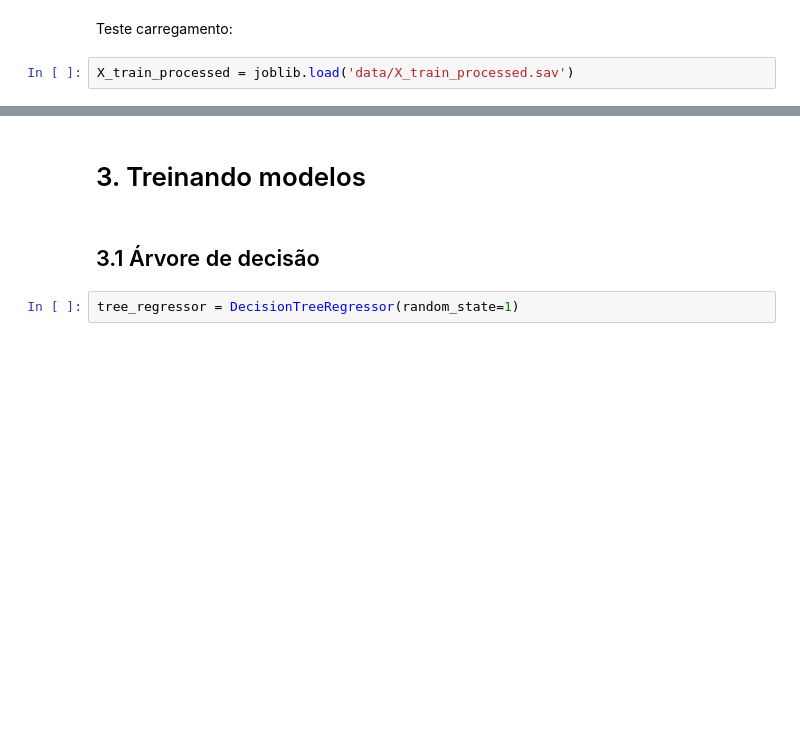
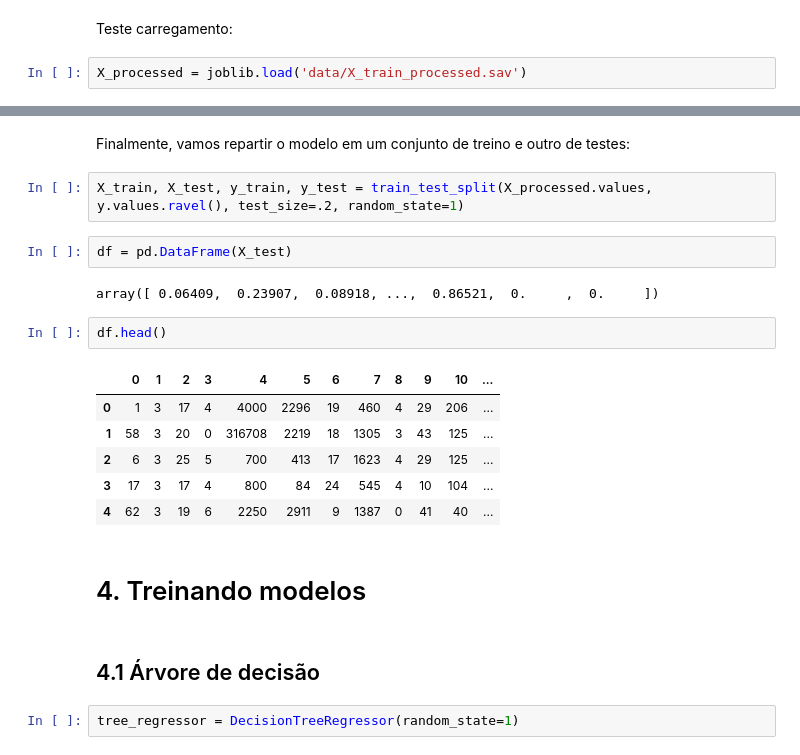
Before and after one commit to RafaelFK/avito_challenge, a Jupyter notebook: Avito Challenge Report.ipynb, the cells around one changed output, grey strips where cells are left out. Saved outputs shown, nothing was run; the diff lists cells and outputs as text; blank space fills up the shorter version.

```diff
--- a/Avito Challenge Report.ipynb
+++ b/Avito Challenge Report.ipynb
@@ -516,5 +569,5 @@ joblib.dump(X_train_processed, open(os.path.join(loc, filename), 'wb'))
 # %% [markdown]
 Teste carregamento:
 # %%
-X_train_processed = joblib.load('data/X_train_processed.sav')
+X_processed = joblib.load('data/X_train_processed.sav')
 # %%
@@ -526,10 +579,27 @@ X_train_processed.head()
 | 2 | 9 | 3 | 20 | 0 | 4000 | 3032 | 16 | 1276 | ... |
 | 3 | 286 | 3 | 25 | 5 | 2200 | 796 | 21 | 940 | ... |
 | 4 | 3 | 3 | 16 | 3 | 40000 | 2264 | 4 | 317 | ... |
+# %% [markdown]
+Finalmente, vamos repartir o modelo em um conjunto de treino e outro de testes:
+# %%
+X_train, X_test, y_train, y_test = train_test_split(X_processed.values, y.values.ravel(), test_size=.2, random_state=1)
+# %%
+df = pd.DataFrame(X_test)
+# %% [output]
+array([ 0.06409,  0.23907,  0.08918, ...,  0.86521,  0.     ,  0.     ])
+# %%
+df.head()
+# %% [output]
+|  | 0 | 1 | 2 | 3 | 4 | 5 | 6 | 7 | 8 | 9 | 10 | ... |
+| 0 | 1 | 3 | 17 | 4 | 4000 | 2296 | 19 | 460 | 4 | 29 | 206 | ... |
+| 1 | 58 | 3 | 20 | 0 | 316708 | 2219 | 18 | 1305 | 3 | 43 | 125 | ... |
+| 2 | 6 | 3 | 25 | 5 | 700 | 413 | 17 | 1623 | 4 | 29 | 125 | ... |
+| 3 | 17 | 3 | 17 | 4 | 800 | 84 | 24 | 545 | 4 | 10 | 104 | ... |
+| 4 | 62 | 3 | 19 | 6 | 2250 | 2911 | 9 | 1387 | 0 | 41 | 40 | ... |
 # %% [markdown]
-# 3. Treinando modelos
+# 4. Treinando modelos
 # %% [markdown]
-## 3.1 Árvore de decisão
+## 4.1 Árvore de decisão
 # %%
 tree_regressor = DecisionTreeRegressor(random_state=1)
 # %%
```
Also changed, not shown: parts of 42 cells of this notebook.
